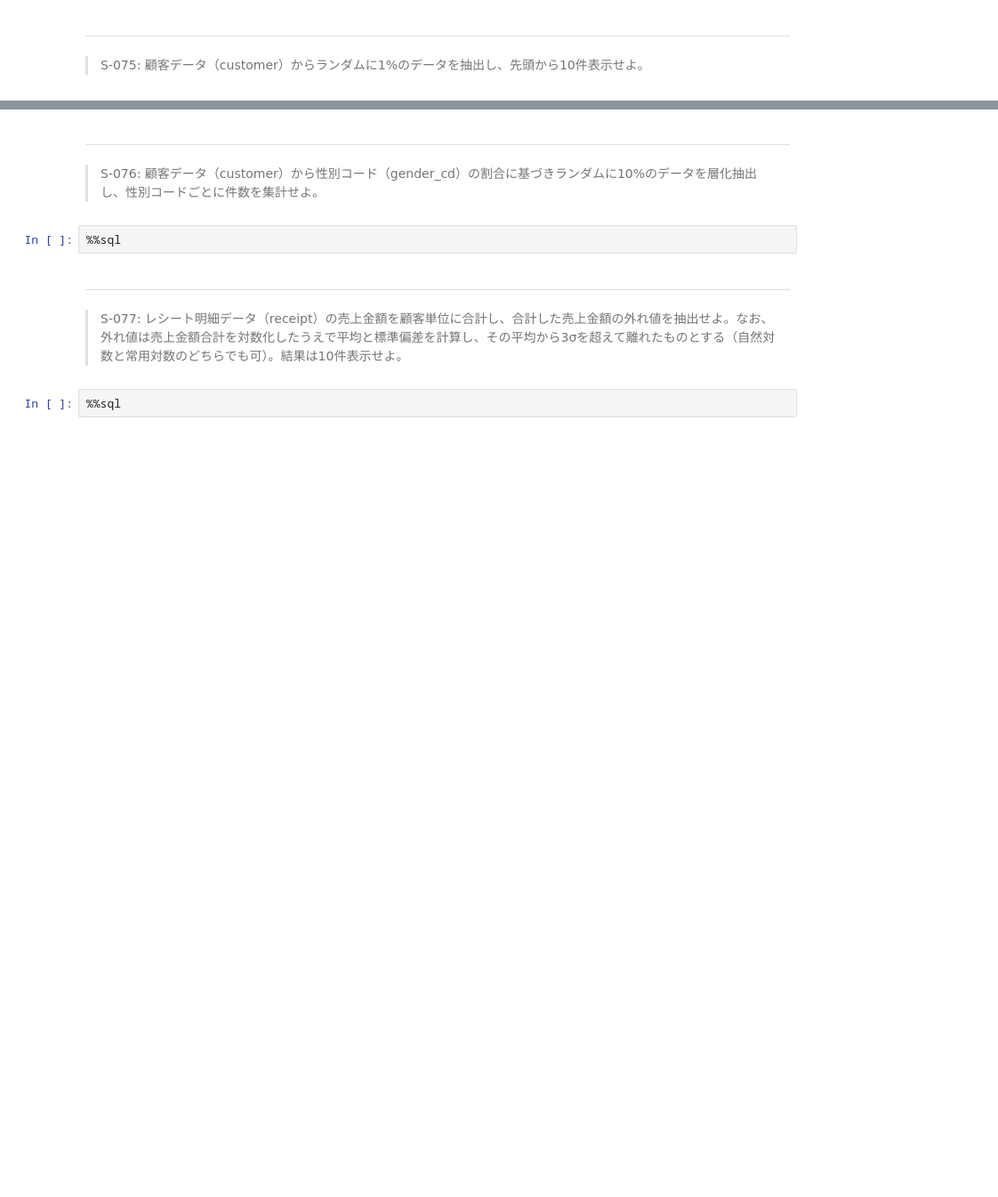
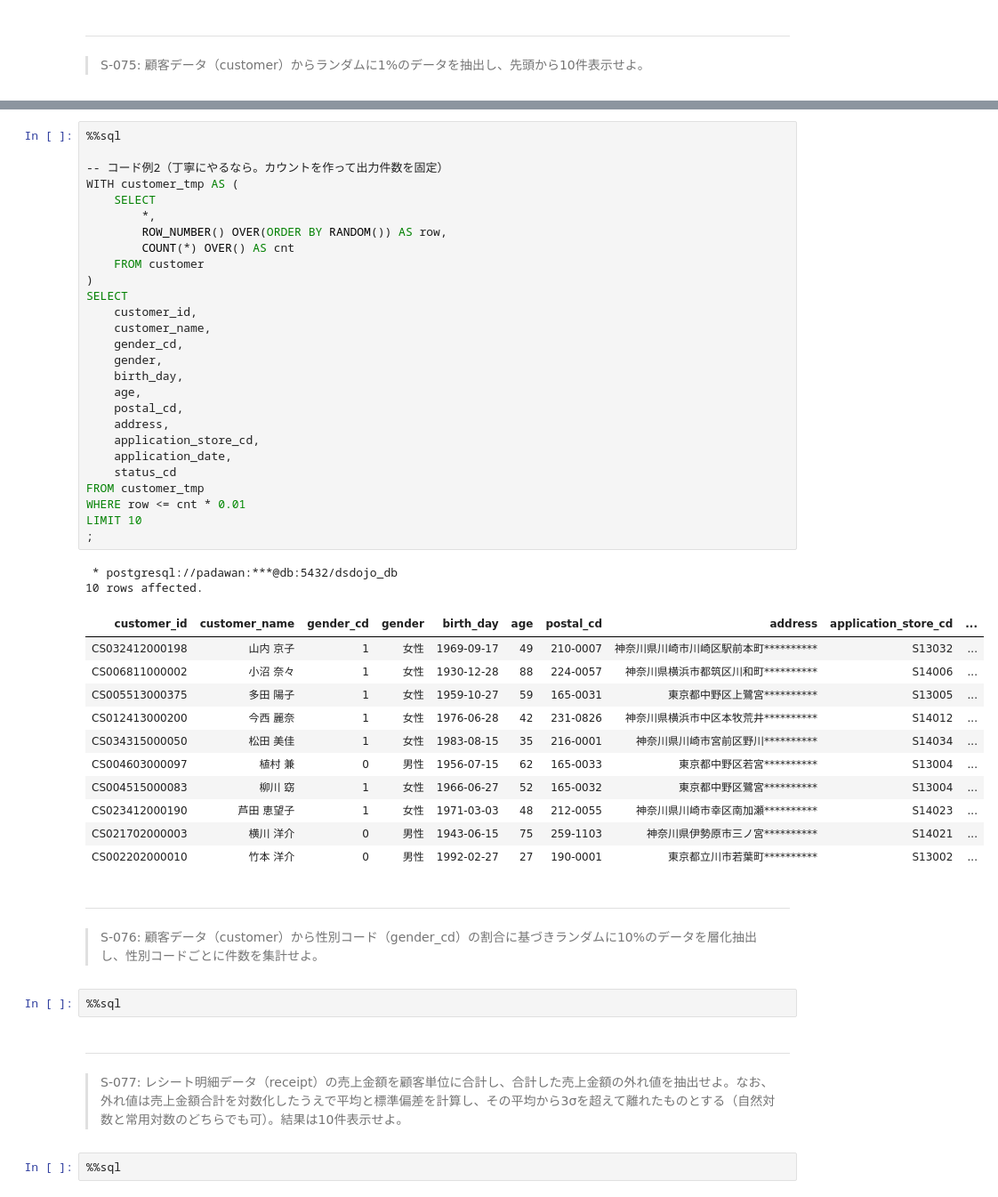
Before and after one commit to KJR020/100knocks-preprocess, a Jupyter notebook: docker/work/preprocess_knock_SQL.ipynb, the cells around one changed output, grey strips where cells are left out. Shown: that part at 89% size. Cells and saved outputs as stored; diff of their text form; blank space fills up the shorter version.

```diff
--- a/docker/work/preprocess_knock_SQL.ipynb
+++ b/docker/work/preprocess_knock_SQL.ipynb
@@ -2451,3 +2626,44 @@ LIMIT 10
+# %%
+%%sql
+
+-- コード例2（丁寧にやるなら。カウントを作って出力件数を固定）
+WITH customer_tmp AS (
+    SELECT
+        *,
+        ROW_NUMBER() OVER(ORDER BY RANDOM()) AS row,
+        COUNT(*) OVER() AS cnt
+    FROM customer
+)
+SELECT
+    customer_id,
+    customer_name,
+    gender_cd,
+    gender,
+    birth_day,
+    age,
+    postal_cd,
+    address,
+    application_store_cd,
+    application_date,
+    status_cd
+FROM customer_tmp
+WHERE row <= cnt * 0.01
+LIMIT 10
+;
+# %% [output]
+ * postgresql://padawan:***@db:5432/dsdojo_db
+10 rows affected.
+| customer_id | customer_name | gender_cd | gender | birth_day | age | postal_cd | address | application_store_cd | ... |
+| CS032412000198 | 山内 京子 | 1 | 女性 | 1969-09-17 | 49 | 210-0007 | 神奈川県川崎市川崎区駅前本町********** | S13032 | ... |
+| CS006811000002 | 小沼 奈々 | 1 | 女性 | 1930-12-28 | 88 | 224-0057 | 神奈川県横浜市都筑区川和町********** | S14006 | ... |
+| CS005513000375 | 多田 陽子 | 1 | 女性 | 1959-10-27 | 59 | 165-0031 | 東京都中野区上鷺宮********** | S13005 | ... |
+| CS012413000200 | 今西 麗奈 | 1 | 女性 | 1976-06-28 | 42 | 231-0826 | 神奈川県横浜市中区本牧荒井********** | S14012 | ... |
+| CS034315000050 | 松田 美佳 | 1 | 女性 | 1983-08-15 | 35 | 216-0001 | 神奈川県川崎市宮前区野川********** | S14034 | ... |
+| CS004603000097 | 植村 兼 | 0 | 男性 | 1956-07-15 | 62 | 165-0033 | 東京都中野区若宮********** | S13004 | ... |
+| CS004515000083 | 柳川 窈 | 1 | 女性 | 1966-06-27 | 52 | 165-0032 | 東京都中野区鷺宮********** | S13004 | ... |
+| CS023412000190 | 芦田 恵望子 | 1 | 女性 | 1971-03-03 | 48 | 212-0055 | 神奈川県川崎市幸区南加瀬********** | S14023 | ... |
+| CS021702000003 | 横川 洋介 | 0 | 男性 | 1943-06-15 | 75 | 259-1103 | 神奈川県伊勢原市三ノ宮********** | S14021 | ... |
+| CS002202000010 | 竹本 洋介 | 0 | 男性 | 1992-02-27 | 27 | 190-0001 | 東京都立川市若葉町********** | S13002 | ... |
 # %% [markdown]
 ---
 > S-076: 顧客データ（customer）から性別コード（gender_cd）の割合に基づきランダムに10%のデータを層化抽出し、性別コードごとに件数を集計せよ。
```
Also changed, not shown: parts of 10 cells of this notebook.
